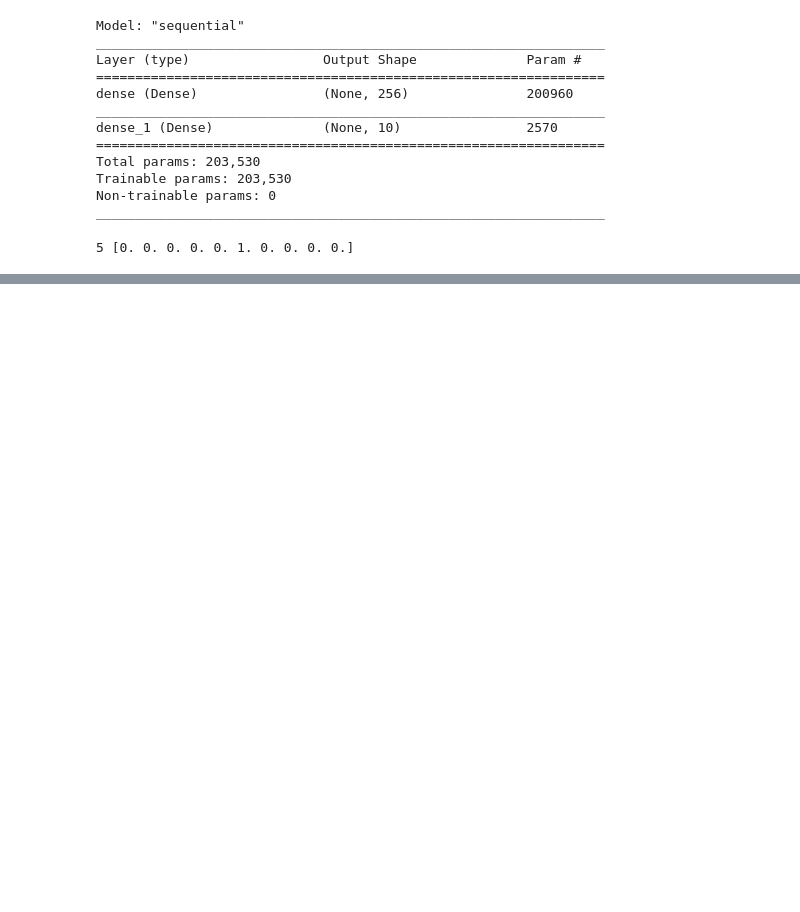
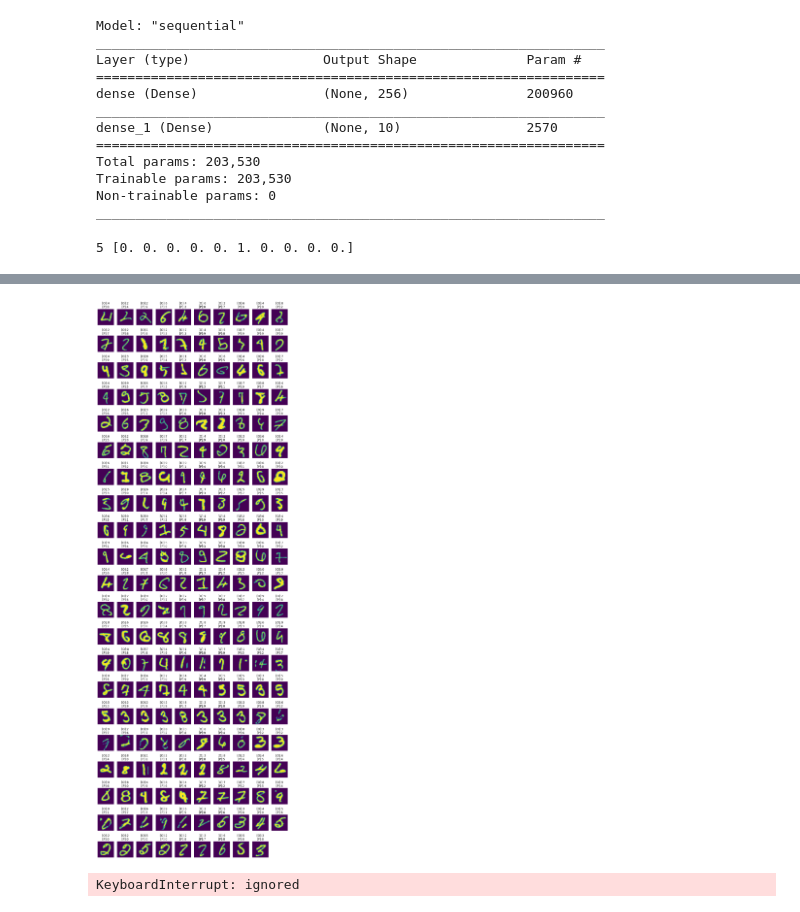
Before and after one commit to e18679/ML0930, a Jupyter notebook: mlp.ipynb, the cells around one changed output, grey strips where cells are left out. Saved outputs shown, nothing was run; the diff lists cells and outputs as text; code cells hidden in the pictures; blank space fills up the shorter version.

```diff
--- a/mlp.ipynb
+++ b/mlp.ipynb
@@ -116,0 +135,7 @@ Epoch 13/50
+# %%
+from sklearn.metrics import confusion_matrix
+pre = model.predict_classes(x_test_norm)
+mat = confusion_matrix(y_test, pre)
+pd.DataFrame(mat,
+      index=["{}(原本)".format(n) for n in range(10)],
+      columns=["{}(預測)".format(n) for n in range(10)])
@@ -116,0 +157,32 @@ Epoch 13/50
+# %%
+# subplot(總高度, 總寬度, ith)
+import numpy as np
+idx = np.nonzero(pre != y_test)[0]
+false_img = x_test[idx]
+false_label = y_test[idx]
+false_pre = pre[idx]
+
+plt.figure(figsize=(14, 42))
+width = 10
+height = len(false_img) // width + 1
+for i in range(len(false_img)):
+    plt.subplot(height, width, i+1)
+    title = "[O]:{}\n[P]:{}".format(false_label[i], false_pre[i])
+    plt.title(title)
+    plt.axis("off")
+    plt.imshow(false_img[i])
+# %% [output]
+[figure, added]
+# %%
+# pip install pillow
+import PIL
+fn = input("檔名")
+img = PIL.Image.open(fn).convert("L").resize((28, 28))
+img_np = np.array(img)
+test = img_np.reshape(1, 784) / 255
+probs = model.predict(test)[0]
+for i, p in enumerate(probs):
+    print(i, "的機率是:", round(p, 3))
+plt.imshow(img_np)
+# %% [output]
+KeyboardInterrupt: ignored
```
Also changed, not shown: parts of 5 cells of this notebook.
